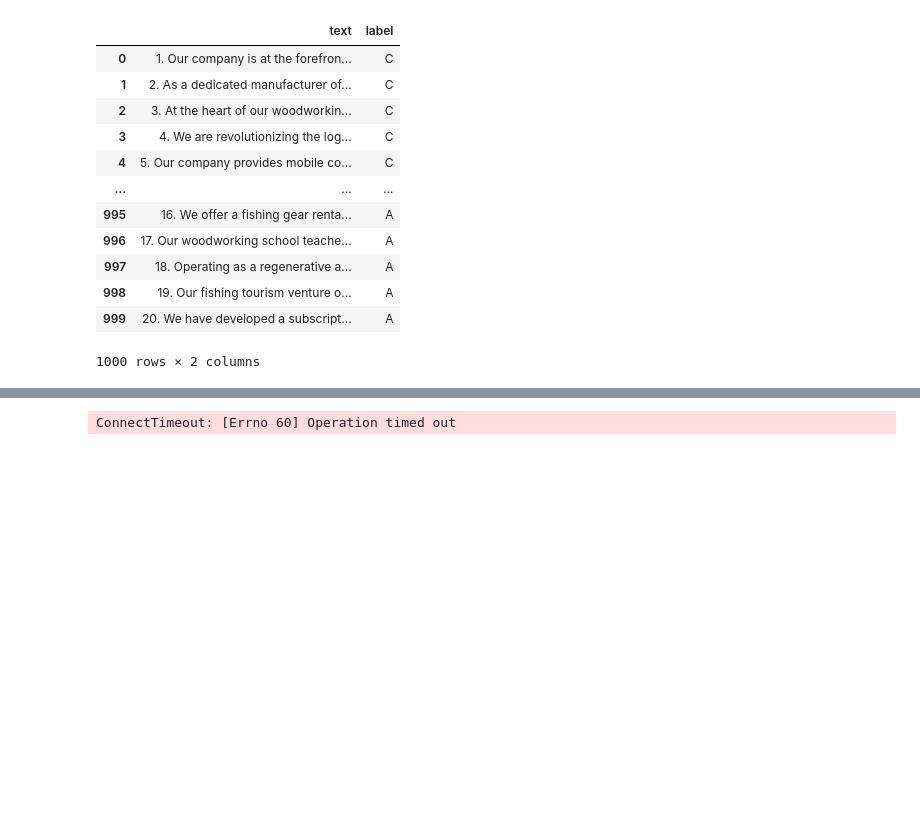
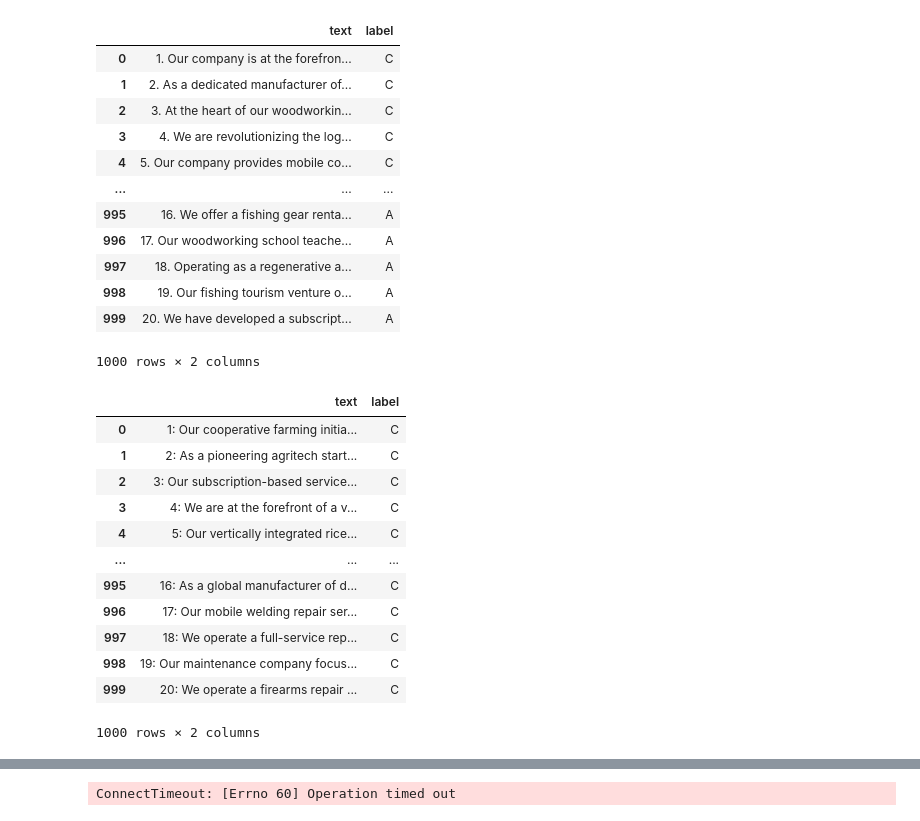
Before and after one commit to hendrikweichel/nace_report_topic_analysis, a Jupyter notebook: generate_synthetic_data/generate_synthetic_data_topics_level_4_best.ipynb, the cells around one changed output, grey strips where cells are left out. Drawn from its saved outputs; the diff is of its cells as text; code cells hidden in the pictures; blank space fills up the shorter version.

```diff
--- a/generate_synthetic_data/generate_synthetic_data_topics_level_4_best.ipynb
+++ b/generate_synthetic_data/generate_synthetic_data_topics_level_4_best.ipynb
@@ -496,3 +480,26 @@ df_full
 # %%
 import re
 clean_text = lambda x: re.sub(r'^\d+\.\s*', " ", x).strip()
+# %%
+# add the missing C to the rest!
+path_with_c = "data/synthetic_data/two_step/data_20260114__level_1__subclasses_None__prompts_5_list_hardcoded_few_shot__few_shot__from_lvl_4_topics__gpt-4o-mini/class_C.csv"
+path_original = "data/synthetic_data/two_step/_data_20260114__level_1__subclasses_None__prompts_5_list_hardcoded_few_shot__few_shot__from_lvl_4_topics__gpt-4o-mini/synthetic_data_full.csv"
+# %%
+with_c = pd.read_csv(path_with_c, sep=",")
+with_c["label"] = "C"
+with_c = with_c.rename(columns={"C": "text"})
+with_c
+# %% [output]
+|  | text | label |
+| 0 | 1: Our cooperative farming initia... | C |
+| 1 | 2: As a pioneering agritech start... | C |
+| 2 | 3: Our subscription-based service... | C |
+| 3 | 4: We are at the forefront of a v... | C |
+| 4 | 5: Our vertically integrated rice... | C |
+| ... | ... | ... |
+| 995 | 16: As a global manufacturer of d... | C |
+| 996 | 17: Our mobile welding repair ser... | C |
+| 997 | 18: We operate a full-service rep... | C |
+| 998 | 19: Our maintenance company focus... | C |
+| 999 | 20: We operate a firearms repair ... | C |
+1000 rows × 2 columns
```
Also changed, not shown: parts of 20 cells of this notebook, 9 other files.
